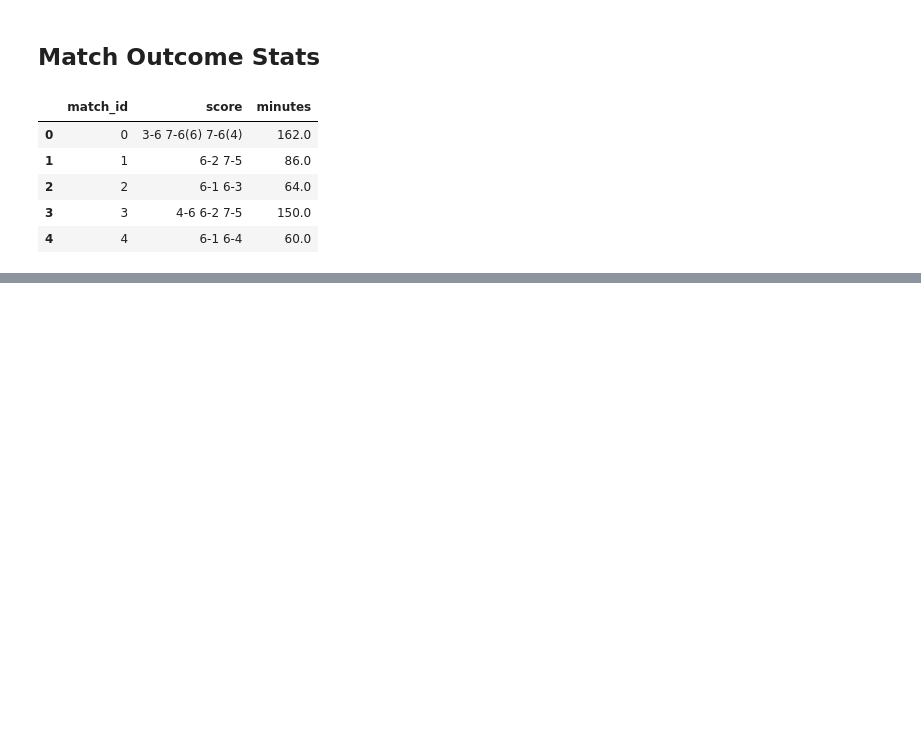
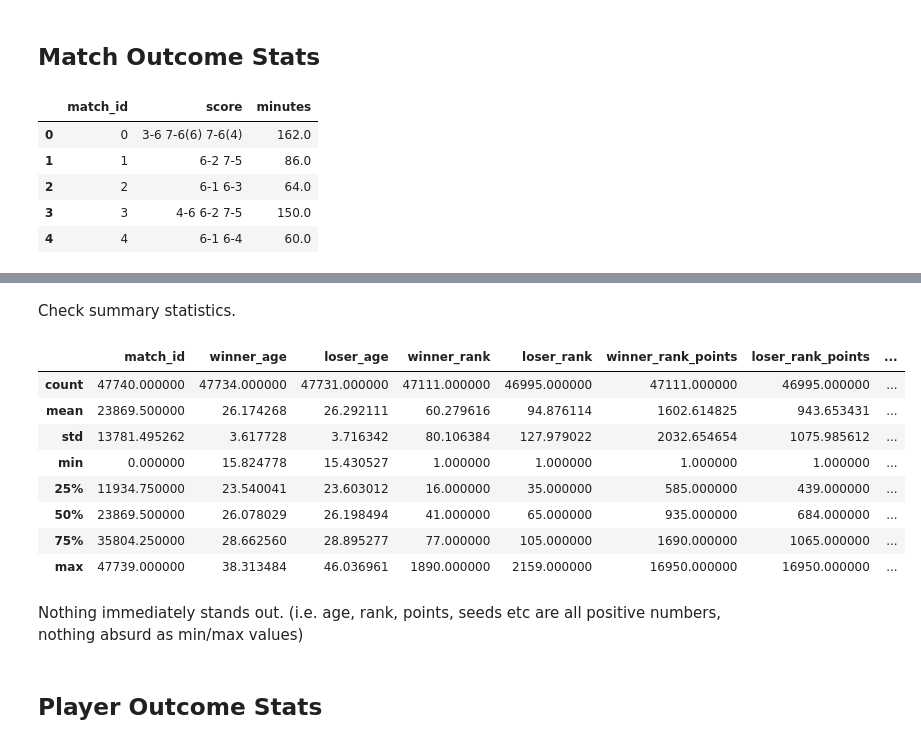
Before and after one commit to markclare1992/tennis, a Jupyter notebook: eda/initial_exploration.ipynb, the cells around one changed output, grey strips where cells are left out. Drawn from its saved outputs; the diff is of its cells as text; code cells hidden in the pictures; blank space fills up the shorter version.

```diff
--- a/eda/initial_exploration.ipynb
+++ b/eda/initial_exploration.ipynb
@@ -508,0 +420,18 @@ Name: count, dtype: int64
+# %% [markdown]
+Check summary statistics.
+# %%
+player_info_df.describe()
+# %% [output]
+|  | match_id | winner_age | loser_age | winner_rank | loser_rank | winner_rank_points | loser_rank_points | ... |
+| count | 47740.000000 | 47734.000000 | 47731.000000 | 47111.000000 | 46995.000000 | 47111.000000 | 46995.000000 | ... |
+| mean | 23869.500000 | 26.174268 | 26.292111 | 60.279616 | 94.876114 | 1602.614825 | 943.653431 | ... |
+| std | 13781.495262 | 3.617728 | 3.716342 | 80.106384 | 127.979022 | 2032.654654 | 1075.985612 | ... |
+| min | 0.000000 | 15.824778 | 15.430527 | 1.000000 | 1.000000 | 1.000000 | 1.000000 | ... |
+| 25% | 11934.750000 | 23.540041 | 23.603012 | 16.000000 | 35.000000 | 585.000000 | 439.000000 | ... |
+| 50% | 23869.500000 | 26.078029 | 26.198494 | 41.000000 | 65.000000 | 935.000000 | 684.000000 | ... |
+| 75% | 35804.250000 | 28.662560 | 28.895277 | 77.000000 | 105.000000 | 1690.000000 | 1065.000000 | ... |
+| max | 47739.000000 | 38.313484 | 46.036961 | 1890.000000 | 2159.000000 | 16950.000000 | 16950.000000 | ... |
+# %% [markdown]
+Nothing immediately stands out. (i.e. age, rank, points, seeds etc are all positive numbers, nothing absurd as min/max values)
+# %% [markdown]
+## Player Outcome Stats
```
Also changed, not shown: parts of 53 cells of this notebook, 10 other files.
